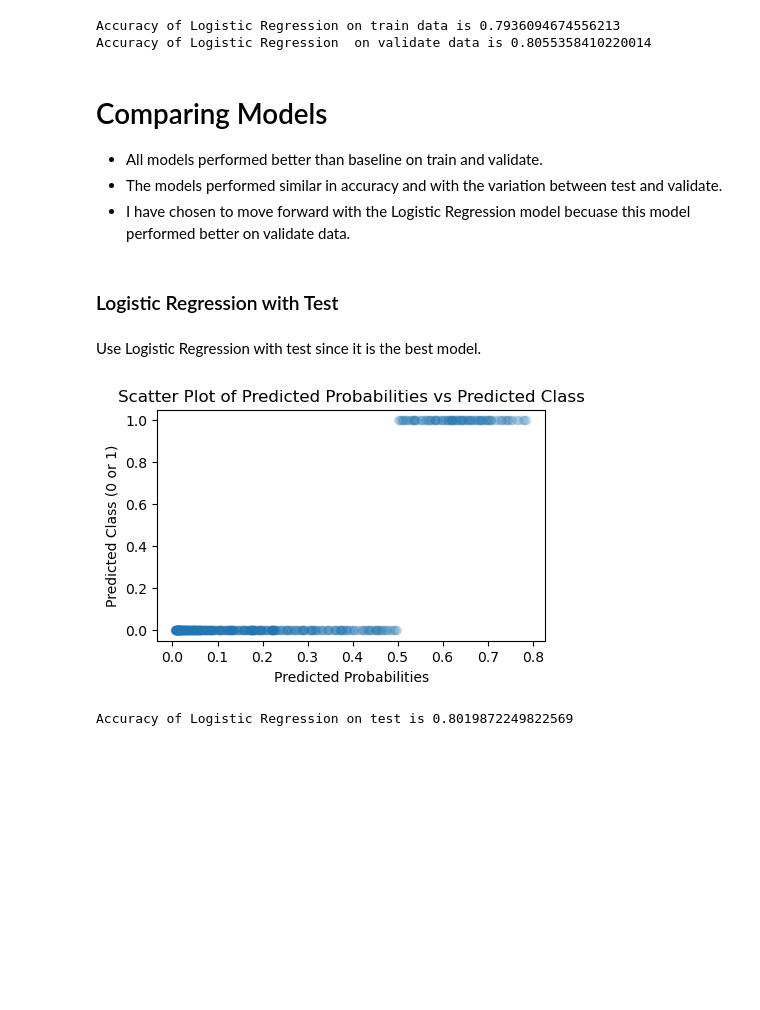
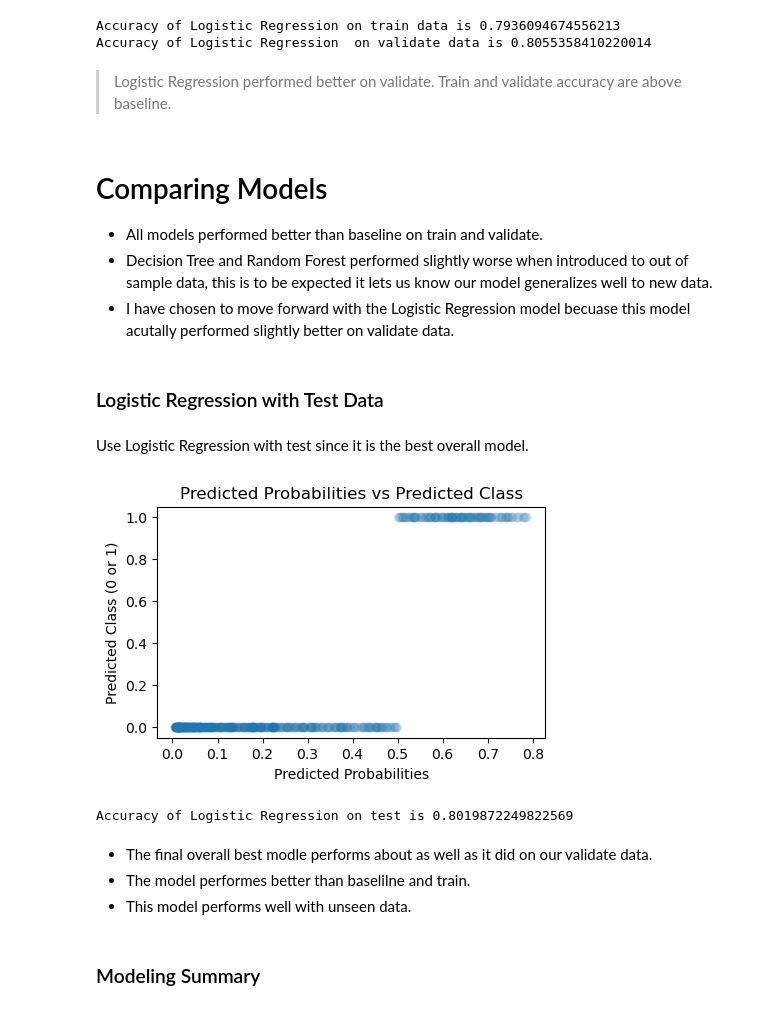
Before and after one commit to Luis-Martinez1/Classification_Project, a Jupyter notebook: Final_Report.ipynb, the cells around one changed output. Cells and saved outputs as stored; diff of their text form; code cells hidden in the pictures; blank space fills up the shorter version.

```diff
--- a/Final_Report.ipynb
+++ b/Final_Report.ipynb
@@ -393,32 +349,32 @@ print(f"Accuracy of Logistic Regression  on validate data is {logit.score(X_vali
 # %% [output]
 Accuracy of Logistic Regression on train data is 0.7936094674556213
 Accuracy of Logistic Regression  on validate data is 0.8055358410220014
+# %% [markdown]
+> Logistic Regression performed better on validate. Train and validate accuracy are above baseline.
 # %% [markdown]
 # Comparing Models
 
  - All models performed better than baseline on train and validate.
- - The models performed similar in accuracy and with the variation between test and validate.
- - I have chosen to move forward with the Logistic Regression model becuase this model performed better on validate data.
+ - Decision Tree and Random Forest performed slightly worse when introduced to out of sample data, this is to be expected it lets us know our model generalizes well to new data.
+ - I have chosen to move forward with the Logistic Regression model becuase this model acutally performed slightly better on validate data.
 # %% [markdown]
-### Logistic Regression with Test
+### Logistic Regression with Test Data
 # %% [markdown]
-Use Logistic Regression with test since it is the best model.
+Use Logistic Regression with test since it is the best overall model.
 # %%
 # probability and predictions for the test set
 y_pred_proba = logit.predict_proba(X_test)[:, 1]
 y_pred = logit.predict(X_test)
-
-fig = plt.figure(figsize=[5,3])
-ax = fig.add_subplot()
-
-# scatter plot where x is the probabilities and y is the class (0, 1)
-ax.scatter(y_pred_proba, y_pred, alpha=.05)
-plt.xlabel('Predicted Probabilities')
-plt.ylabel('Predicted Class (0 or 1)')
-plt.title('Scatter Plot of Predicted Probabilities vs Predicted Class')
-plt.show()
+# show the
+prepare.predicted_probabilities(y_pred_proba, y_pred)
 # Print accuracy score for X_test and y_test
 print(f"Accuracy of Logistic Regression on test is {logit.score(X_test, y_test)}")
 # %% [output]
-[figure, old version]
+[figure, new version]
 Accuracy of Logistic Regression on test is 0.8019872249822569
+# %% [markdown]
+ - The final overall best modle performs about as well as it did on our validate data.
+ - The model performes better than baselilne and train.
+ - This model performs well with unseen data.
+# %% [markdown]
+### Modeling Summary
```
Also changed, not shown: parts of 28 cells of this notebook.
